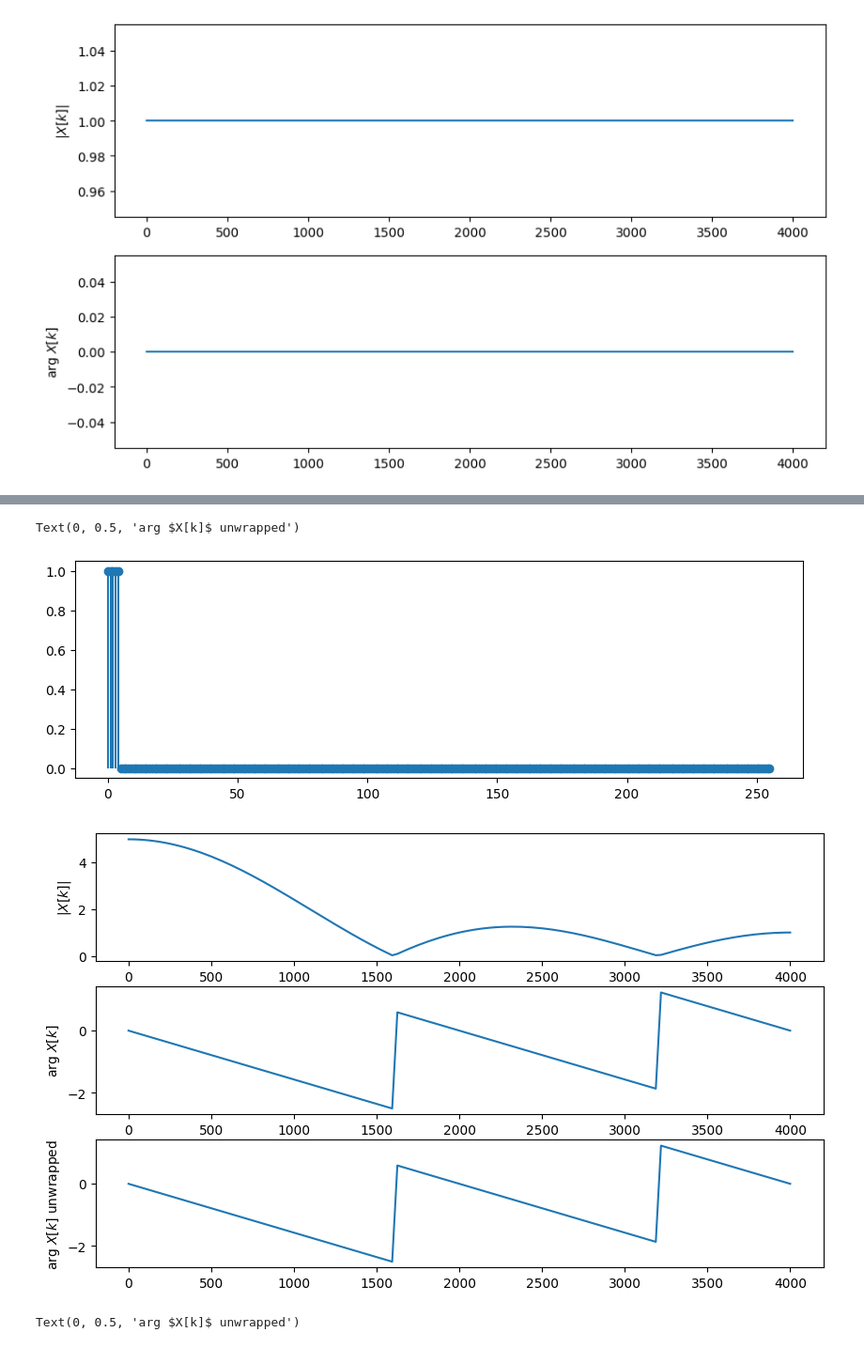
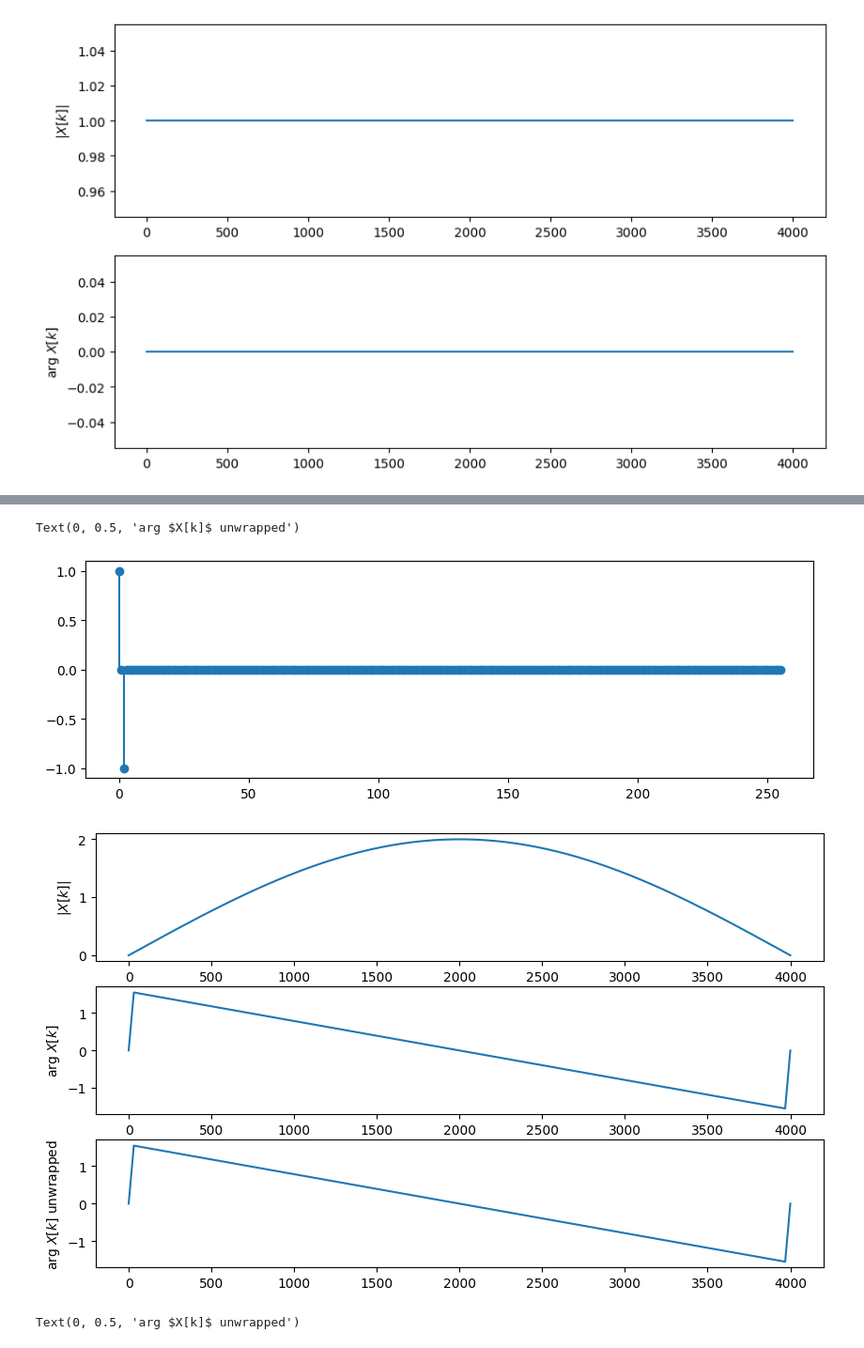
Before and after one commit to Katzoun/ISS-course, a Jupyter notebook: 03_spectral_analysis_2/03_spectral_2.ipynb, the cells around one changed output, grey strips where cells are left out. Shown at 94% size. Cells and saved outputs as stored; diff of their text form; code cells hidden in the pictures.

```diff
--- a/03_spectral_analysis_2/03_spectral_2.ipynb
+++ b/03_spectral_analysis_2/03_spectral_2.ipynb
@@ -133,22 +152,24 @@ Text(0, 0.5, 'arg $X[k]$ unwrapped')
 # %%
 # >>>>>>>>>>>>>>>>> #dft_of_rectangle <<<<<<<<<<<<<<<<<<<<<<<<<
 x = np.zeros(N)
+
 g = 5  # <--------------- set the rectangle width here
-x[0:g] = 1
+# x[0:g] = 1
+x[0:4] = [1,0,-1,0]
 X = np.fft.fft(x)
 plt.figure(figsize=(10,3))
 plt.stem(n,x,basefmt=" ")
 _, ax = plt.subplots(3,1, figsize=(10,6))
 ax[0].plot(f,np.abs(X[kall]))
 ax[0].set_ylabel('$|X[k]|$')
 ax[1].plot(f,np.angle(X[kall]))
 ax[1].set_ylabel('arg $X[k]$')
 ax[2].plot(f,np.unwrap(np.angle(X[kall])))
 ax[2].set_ylabel('arg $X[k]$ unwrapped')
 # %% [output]
 Text(0, 0.5, 'arg $X[k]$ unwrapped')
-[figure, old version]
+[figure, new version]
-[figure, old version]
+[figure, new version]
 # %%
 # >>>>>>>>>>>>>>>>> #dft_of_symmetrical_rectangle <<<<<<<<<<<<<<<<<<<<<<<<<
 x = np.zeros(N)
```
Also changed, not shown: parts of 8 cells of this notebook, 3 other files.
